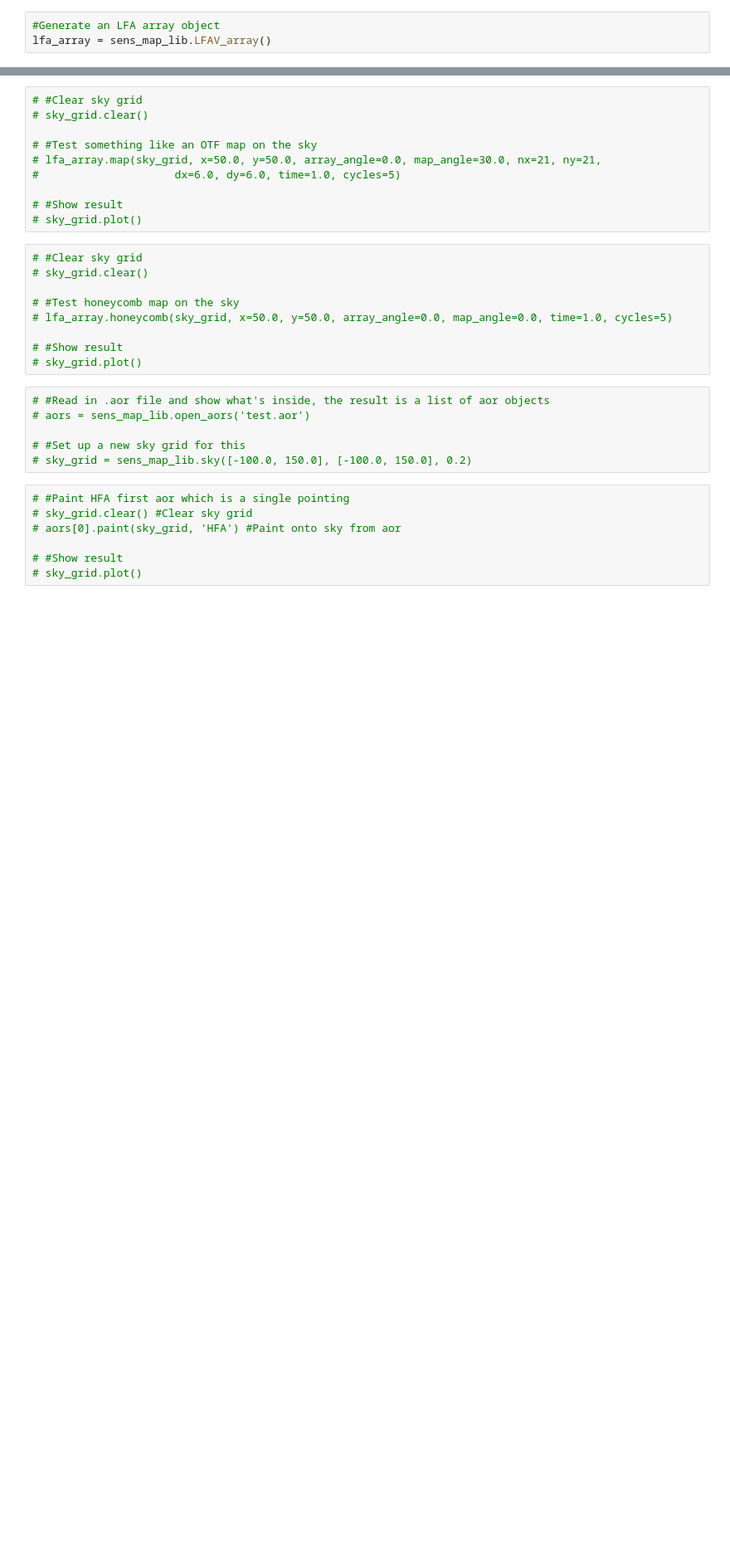
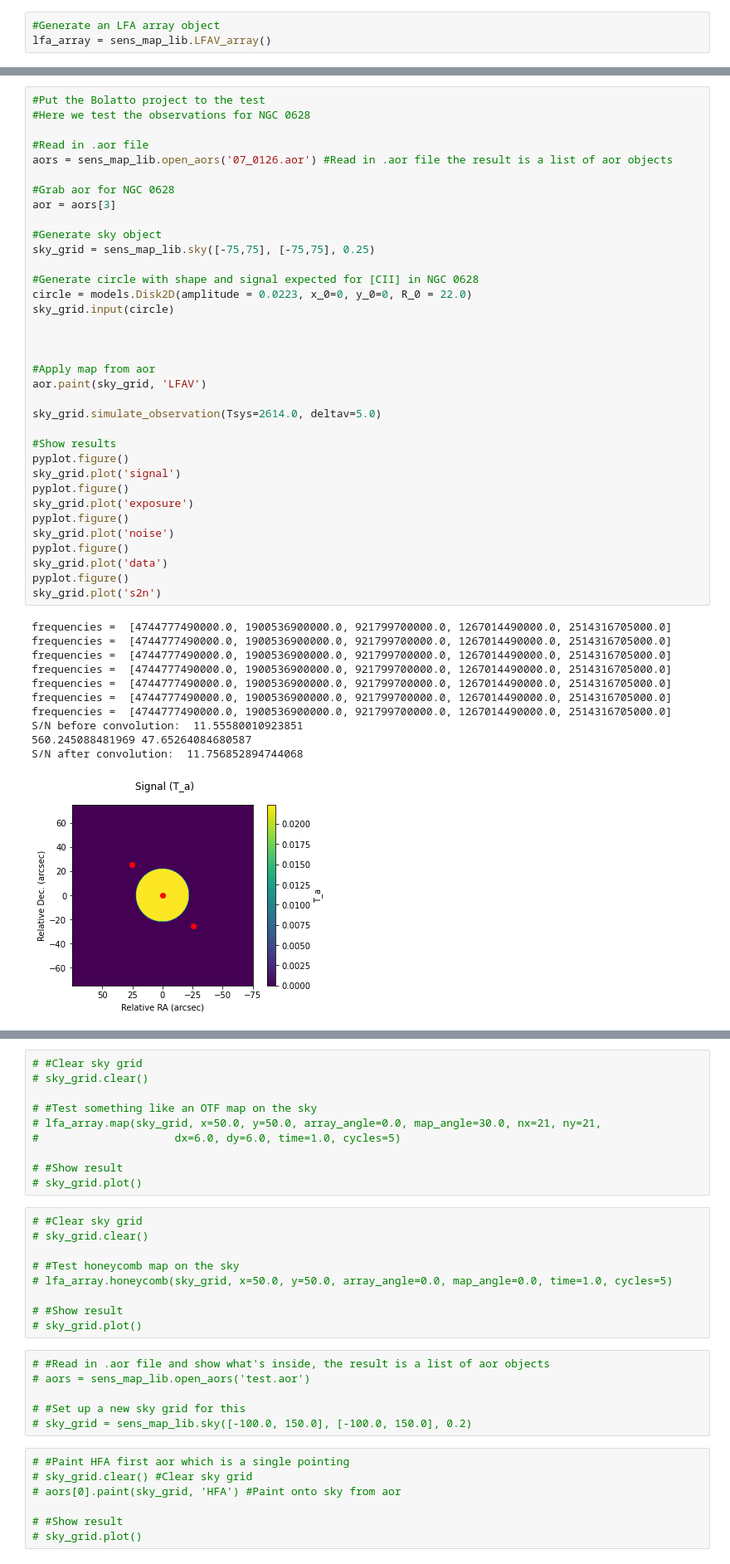
Before and after one commit to kfkaplan/the_greatest_sensitivity_mapper, a Jupyter notebook: test_sense_map.ipynb, the cells around one changed output, grey strips where cells are left out. Shown at 83% size. Drawn from its saved outputs; the diff is of its cells as text; blank space fills up the shorter version.

```diff
--- a/test_sense_map.ipynb
+++ b/test_sense_map.ipynb
@@ -480,0 +608,47 @@ sky_grid.plot(map_type='signal')
+# %%
+#Put the Bolatto project to the test
+#Here we test the observations for NGC 0628
+
+#Read in .aor file
+aors = sens_map_lib.open_aors('07_0126.aor') #Read in .aor file the result is a list of aor objects
+
+#Grab aor for NGC 0628
+aor = aors[3]
+
+#Generate sky object
+sky_grid = sens_map_lib.sky([-75,75], [-75,75], 0.25)
+
+#Generate circle with shape and signal expected for [CII] in NGC 0628
+circle = models.Disk2D(amplitude = 0.0223, x_0=0, y_0=0, R_0 = 22.0)
+sky_grid.input(circle)
+
+
+
+#Apply map from aor
+aor.paint(sky_grid, 'LFAV')
+
+sky_grid.simulate_observation(Tsys=2614.0, deltav=5.0)
+
+#Show results
+pyplot.figure()
+sky_grid.plot('signal')
+pyplot.figure()
+sky_grid.plot('exposure')
+pyplot.figure()
+sky_grid.plot('noise')
+pyplot.figure()
+sky_grid.plot('data')
+pyplot.figure()
+sky_grid.plot('s2n')
+# %% [output]
+frequencies =  [4744777490000.0, 1900536900000.0, 921799700000.0, 1267014490000.0, 2514316705000.0]
+frequencies =  [4744777490000.0, 1900536900000.0, 921799700000.0, 1267014490000.0, 2514316705000.0]
+frequencies =  [4744777490000.0, 1900536900000.0, 921799700000.0, 1267014490000.0, 2514316705000.0]
+frequencies =  [4744777490000.0, 1900536900000.0, 921799700000.0, 1267014490000.0, 2514316705000.0]
+frequencies =  [4744777490000.0, 1900536900000.0, 921799700000.0, 1267014490000.0, 2514316705000.0]
+frequencies =  [4744777490000.0, 1900536900000.0, 921799700000.0, 1267014490000.0, 2514316705000.0]
+frequencies =  [4744777490000.0, 1900536900000.0, 921799700000.0, 1267014490000.0, 2514316705000.0]
+S/N before convolution:  11.55580010923851
+560.245088481969 47.65264084680587
+S/N after convolution:  11.756852894744068
+[figure, added]
```
Also changed, not shown: parts of 18 cells of this notebook, 8 other files.
